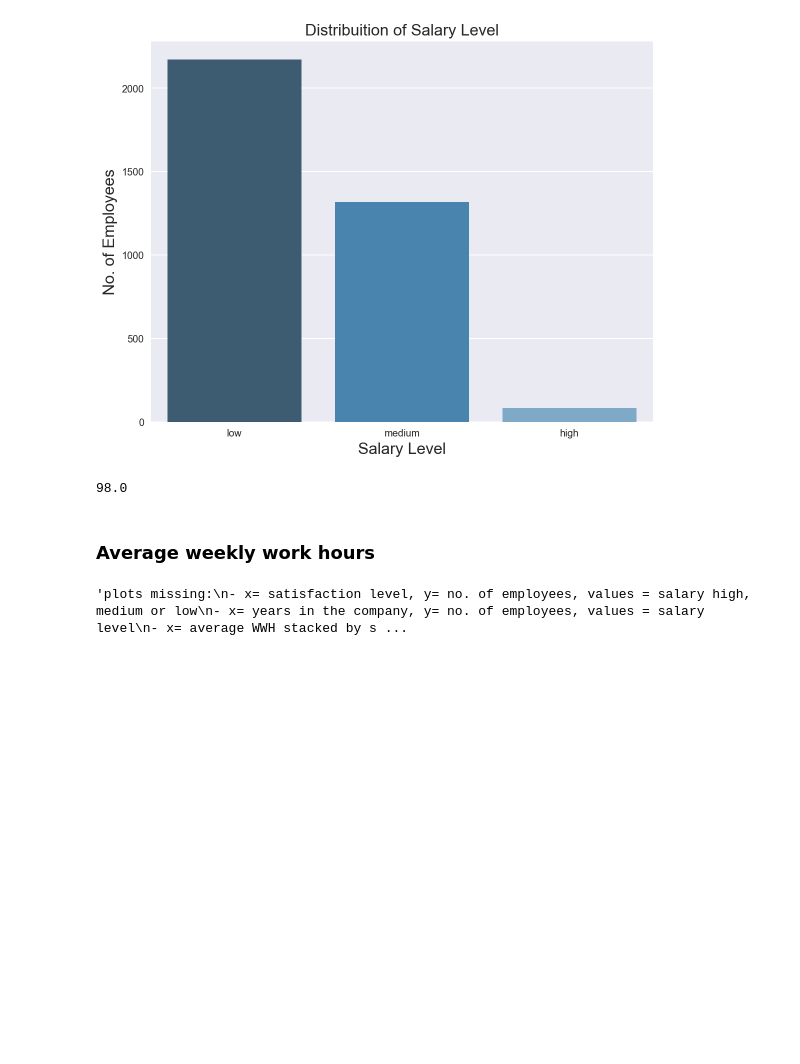
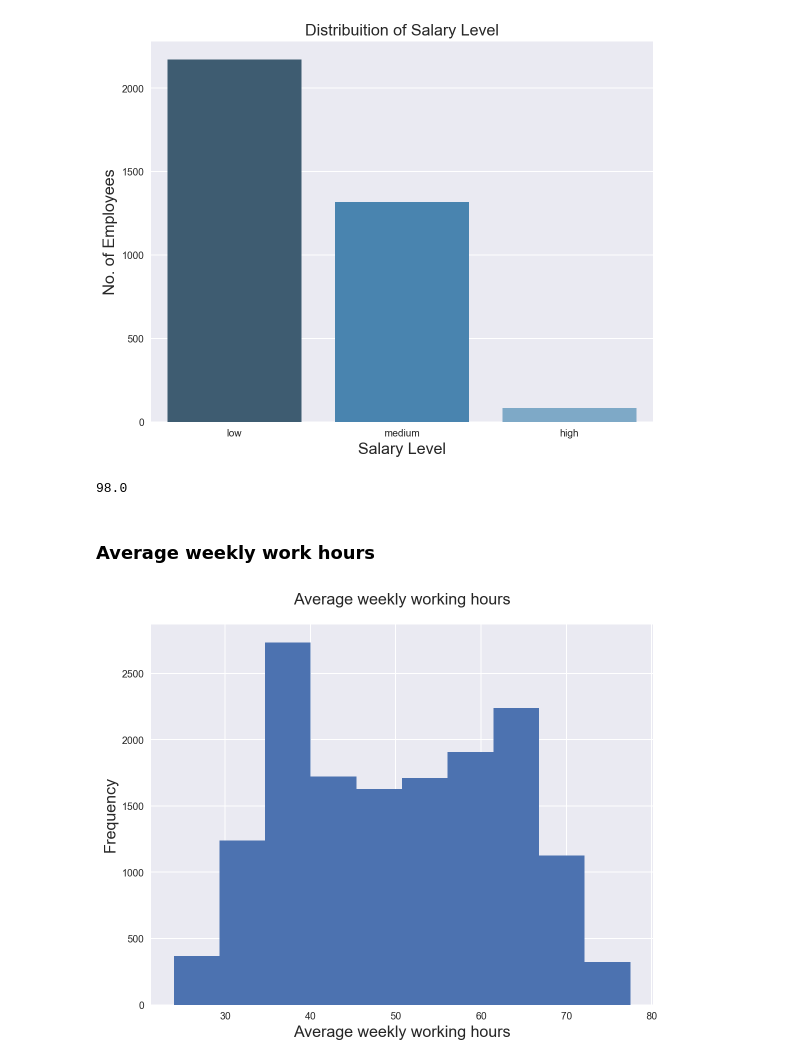
Before and after one commit to Ana-Andre/Predictive-Emplyee-Turnover, a Jupyter notebook: 2_Notebooks/1_DataCleanig_and_EDA.ipynb, the cells around one changed output. Drawn from its saved outputs; the diff is of its cells as text; code cells hidden in the pictures; blank space fills up the shorter version.

```diff
--- a/2_Notebooks/1_DataCleanig_and_EDA.ipynb
+++ b/2_Notebooks/1_DataCleanig_and_EDA.ipynb
@@ -620,12 +725,16 @@ plt.show()
-# %%
-'''plots missing:
-- x= satisfaction level, y= no. of employees, values = salary high, medium or low
-- x= years in the company, y= no. of employees, values = salary level
-- x= average WWH stacked by salary level, y= average satisfaction level
-- x= salary level, y= no. of employes, hue = left
-- x= stay/left, y= av. satisfaction level
-- x= avg WWH stacked by stay/left, y= no. of employees
-- same with years in the company instead of avg WWH
-'''
-# %% [output]
-'plots missing:\n- x= satisfaction level, y= no. of employees, values = salary high, medium or low\n- x= years in the company, y= no. of employees, values = salary level\n- x= average WWH stacked by s ...
+# %%
+#average weekly work hours
+# initialize the matplotlib figure
+f, ax = plt.subplots(figsize= (9,7))
+
+# plot the average weekly working hours
+plt.hist(data.avg_weekly_hours)#,bins = 5)
+
+# add a legend and informative axis label
+ax.set_ylabel('Frequency', fontsize= 16)
+ax.set_xlabel('Average weekly working hours', fontsize= 16)
+ax.set_title('Average weekly working hours', loc='center', pad= 20, fontsize= 16)
+
+plt.show()
+# %% [output]
+[figure, added]
```
Also changed, not shown: parts of 23 cells of this notebook, 2 other files.
